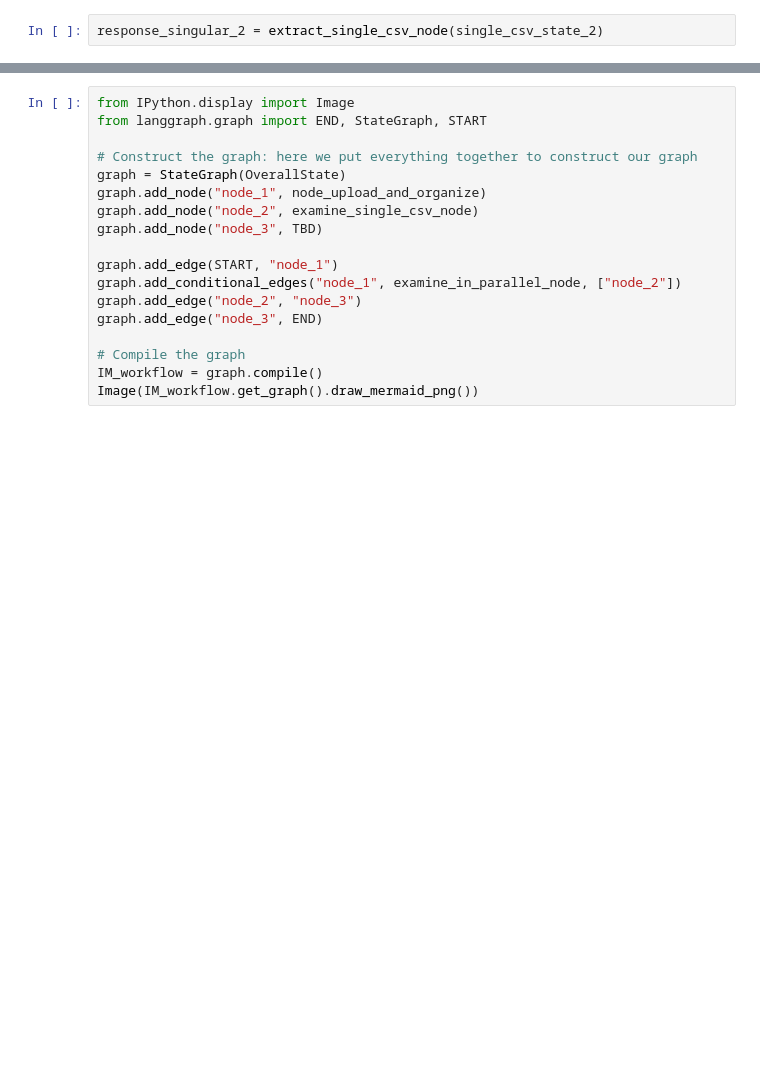
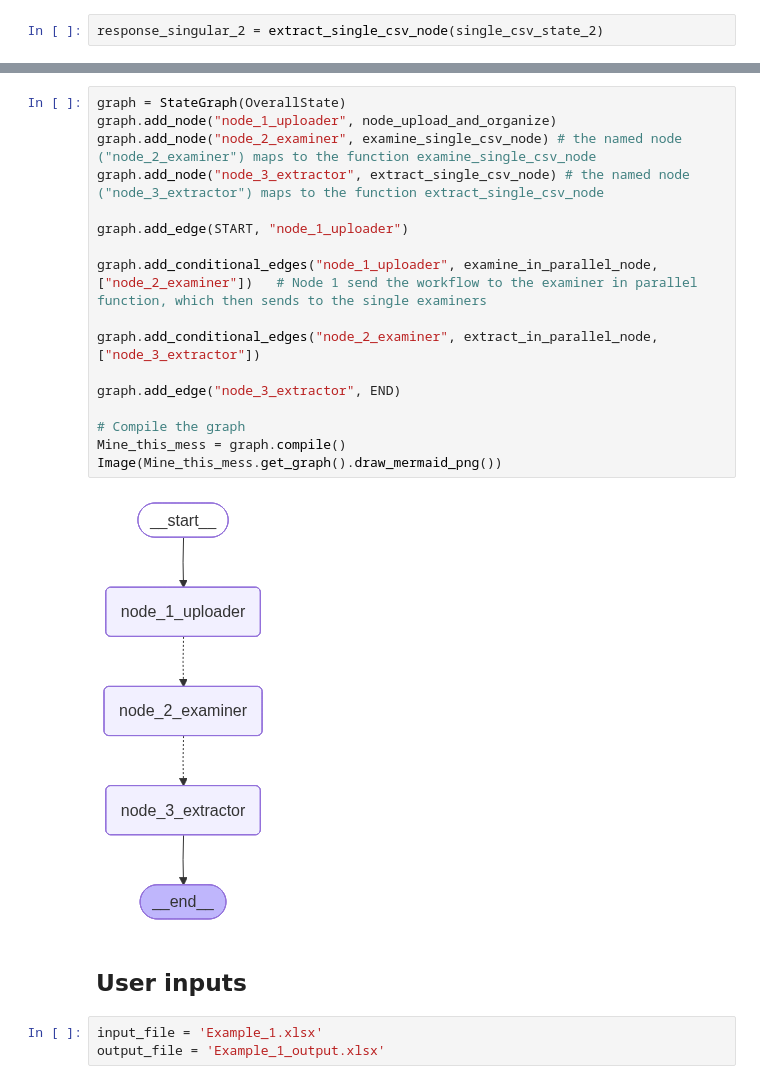
Before and after one commit to andremoreira73/messminer, a Jupyter notebook: MessMiner.ipynb, the cells around one changed output, grey strips where cells are left out. Saved outputs shown, nothing was run; the diff lists cells and outputs as text; blank space fills up the shorter version.

```diff
--- a/MessMiner.ipynb
+++ b/MessMiner.ipynb
@@ -314,18 +330,24 @@ display(response_singular_2['cleaned_csv'][0])
 # %%
-from IPython.display import Image
-from langgraph.graph import END, StateGraph, START
+graph = StateGraph(OverallState)
+graph.add_node("node_1_uploader", node_upload_and_organize)
+graph.add_node("node_2_examiner", examine_single_csv_node) # the named node ("node_2_examiner") maps to the function examine_single_csv_node
+graph.add_node("node_3_extractor", extract_single_csv_node) # the named node ("node_3_extractor") maps to the function extract_single_csv_node
 
-# Construct the graph: here we put everything together to construct our graph
-graph = StateGraph(OverallState)
-graph.add_node("node_1", node_upload_and_organize)
-graph.add_node("node_2", examine_single_csv_node)
-graph.add_node("node_3", TBD)
+graph.add_edge(START, "node_1_uploader")
 
-graph.add_edge(START, "node_1")
-graph.add_conditional_edges("node_1", examine_in_parallel_node, ["node_2"])
-graph.add_edge("node_2", "node_3")
-graph.add_edge("node_3", END)
+graph.add_conditional_edges("node_1_uploader", examine_in_parallel_node, ["node_2_examiner"])   # Node 1 send the workflow to the examiner in parallel function, which then sends to the single examiners
+
+graph.add_conditional_edges("node_2_examiner", extract_in_parallel_node, ["node_3_extractor"])
+
+graph.add_edge("node_3_extractor", END)
 
 # Compile the graph
-IM_workflow = graph.compile()
-Image(IM_workflow.get_graph().draw_mermaid_png())
+Mine_this_mess = graph.compile()
+Image(Mine_this_mess.get_graph().draw_mermaid_png())
+# %% [output]
+[figure, added]
+# %% [markdown]
+## User inputs
+# %%
+input_file = 'Example_1.xlsx'
+output_file = 'Example_1_output.xlsx'
```
Also changed, not shown: parts of 40 cells of this notebook, 8 other files.
